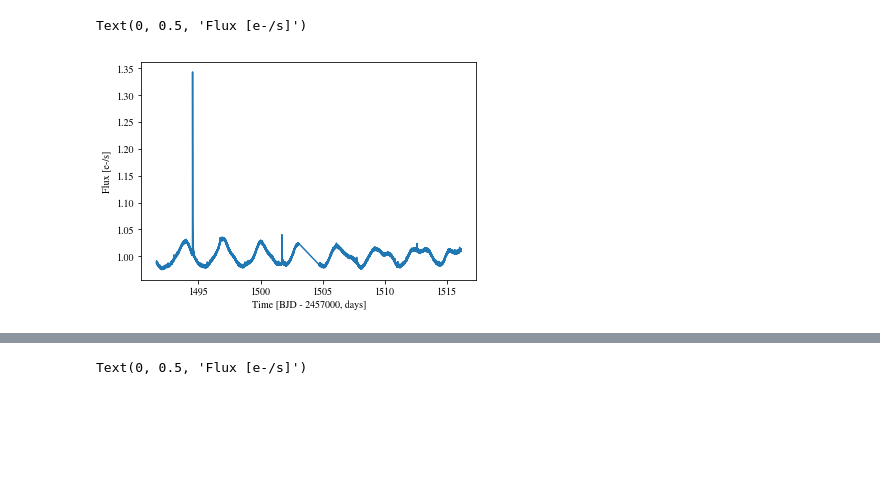
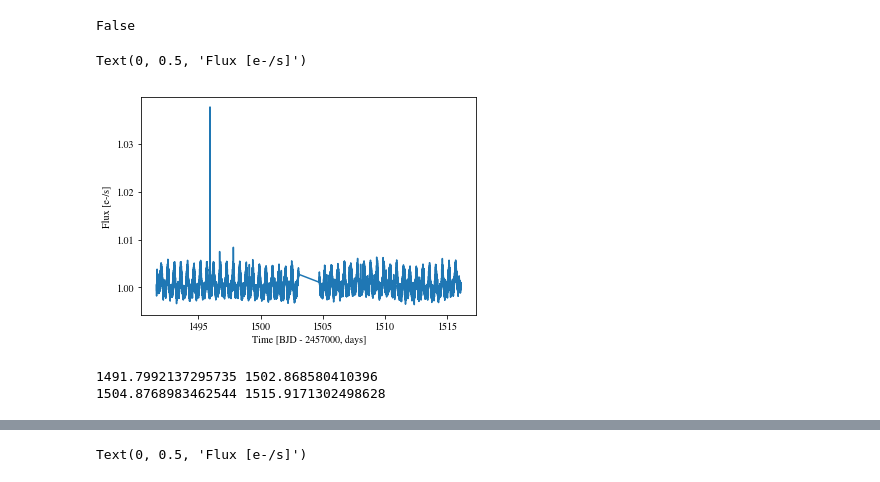
Before and after one commit to spencerw/tess_flare, a Jupyter notebook: gaussianProcess.ipynb, the cells around one changed output, grey strips where cells are left out. Cells and saved outputs as stored; diff of their text form; code cells hidden in the pictures; blank space fills up the shorter version.

```diff
--- a/gaussianProcess.ipynb
+++ b/gaussianProcess.ipynb
@@ -18,7 +18,7 @@ import matplotlib as mpl
 mpl.rcParams.update({'font.size': 18, 'font.family': 'STIXGeneral', 'mathtext.fontset': 'stix',
                             'image.cmap': 'viridis'})
 # %%
-path = '/astro/store/gradscratch/tmp/scw7/tessData/lightcurves/sec7/'
+path = '/astro/store/gradscratch/tmp/scw7/tessData/lightcurves/sec1to13/'
 
 # Periodic light curve with flares
 f1 = 'tess2019006130736-s0007-0000000294750180-0131-s_lc.fits'
@@ -45,25 +45,72 @@ f7 = 'tess2019006130736-s0007-0000000019193162-0131-s_lc.fits'
 # Flare at t=1505.13 goes undetected, gp smoothing isnt doing great here
 f8 = 'tess2019006130736-s0007-0000000022970720-0131-s_lc.fits'
 
-f9 = 'tess2019006130736-s0007-0000000014612845-0131-s_lc.fits'
+f9 = 'tess2019006130736-s0007-0000000220473309-0131-s_lc.fits'
+
+# Transits
+f10 = 'tess2019006130736-s0007-0000000141685465-0131-s_lc.fits'
+
+f11 = 'tess2019169103026-s0013-0000000029925638-0146-s_lc.fits'
+
+f12 = 'tess2018206045859-s0001-0000000092349924-0120-s_lc.fits'
 # %%
-with fits.open(path+f3, mode='readonly') as hdulist:
+with fits.open(path+f1, mode='readonly') as hdulist:
+    #print(hdulist[1].header)
     tess_bjds = hdulist[1].data['TIME']
     pdcsap_fluxes = hdulist[1].data['PDCSAP_FLUX']
     pdcsap_flux_error = hdulist[1].data['PDCSAP_FLUX_ERR']
     tess_quality = hdulist[1].data['QUALITY']
 
-mask = (tess_quality == 0) #& (tess_bjds < 1500)
+mask = (tess_quality == 0) & (~np.isnan(tess_bjds))
+
 time = tess_bjds[mask]
 flux = pdcsap_fluxes[mask]
 median = np.nanmedian(flux)
 error = pdcsap_flux_error[mask]
+
+print(np.isnan(time).any())
 
 plt.plot(time, flux/median)
 plt.xlabel('Time [BJD - 2457000, days]')
 plt.ylabel('Flux [e-/s]')
 
 #plt.plot(time[::10], flux[::10]/median)
 # %% [output]
-Text(0, 0.5, 'Flux [e-/s]')
+False
+Text(0, 0.5, 'Flux [e-/s]')
-[figure, old version]
+[figure, new version]
+# %%
+dt_limit = 12/24 # 12 hours
+trim = 4/24 # 4 hours
+istart, istop = id_segments(time, dt_limit, dt_trim=trim)
+
+time_trim = np.array([])
+flux_trim = np.array([])
+error_trim = np.array([])
+
+for seg_idx in range(len(istart)):
+    print(time[istart[seg_idx]], time[istop[seg_idx]])
+    time_seg = time[istart[seg_idx]:istop[seg_idx]]
+    flux_seg = flux[istart[seg_idx]:istop[seg_idx]]
+    error_seg = error[istart[seg_idx]:istop[seg_idx]]
+
+    time_trim = np.concatenate((time_trim, time_seg), axis=0)
+    flux_trim = np.concatenate((flux_trim, flux_seg), axis=0)
+    error_trim = np.concatenate((error_trim, error_seg), axis=0)
+
+time = time_trim
+flux = flux_trim
+error = error_trim
+
+median = np.nanmedian(flux)
+#plt.plot(time_trim/median, flux_trim)
+#plt.xlabel('Time [BJD - 2457000, days]')
+#plt.ylabel('Flux [e-/s]')
+#np.isnan(time_trim).any()
+
+#time = time_trim
+#flux = flux_trim
+#error = error_trim
+# %% [output]
+1491.7992137295735 1502.868580410396
+1504.8768983462544 1515.9171302498628
```
Also changed, not shown: parts of 11 cells of this notebook.
